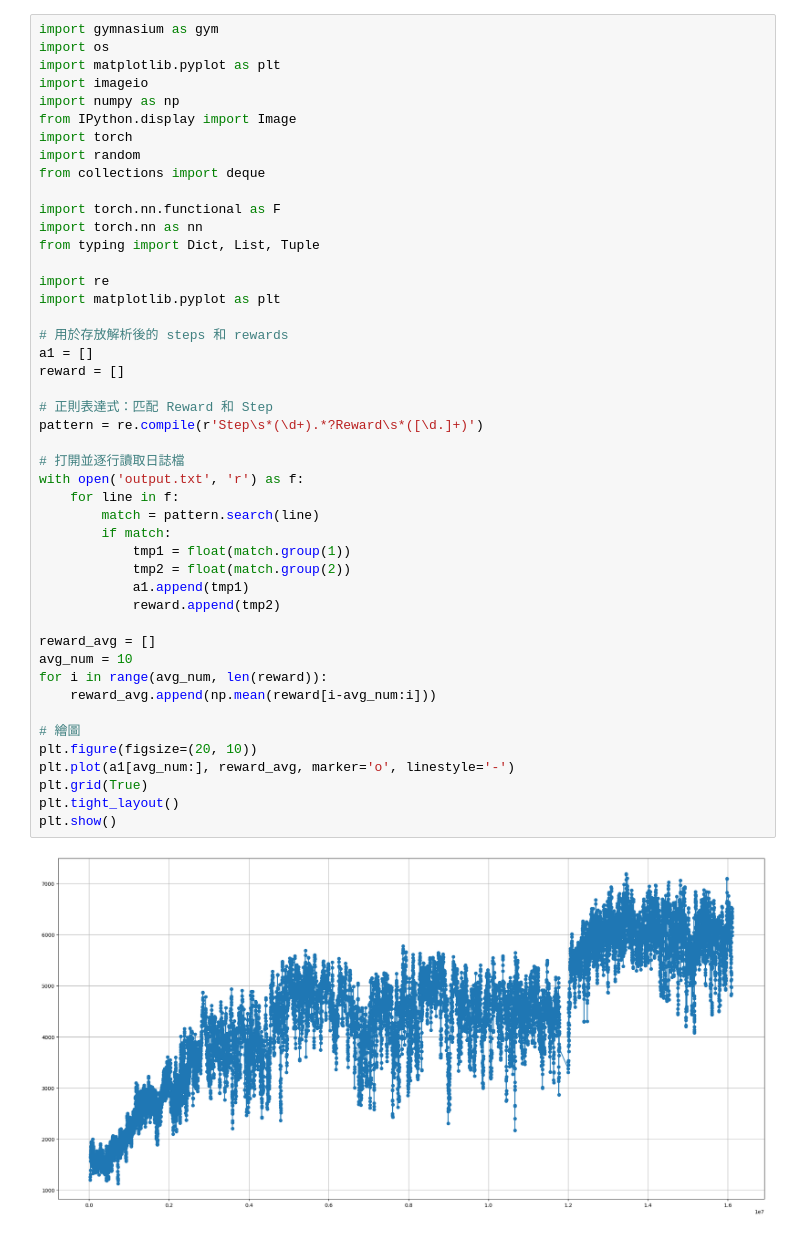
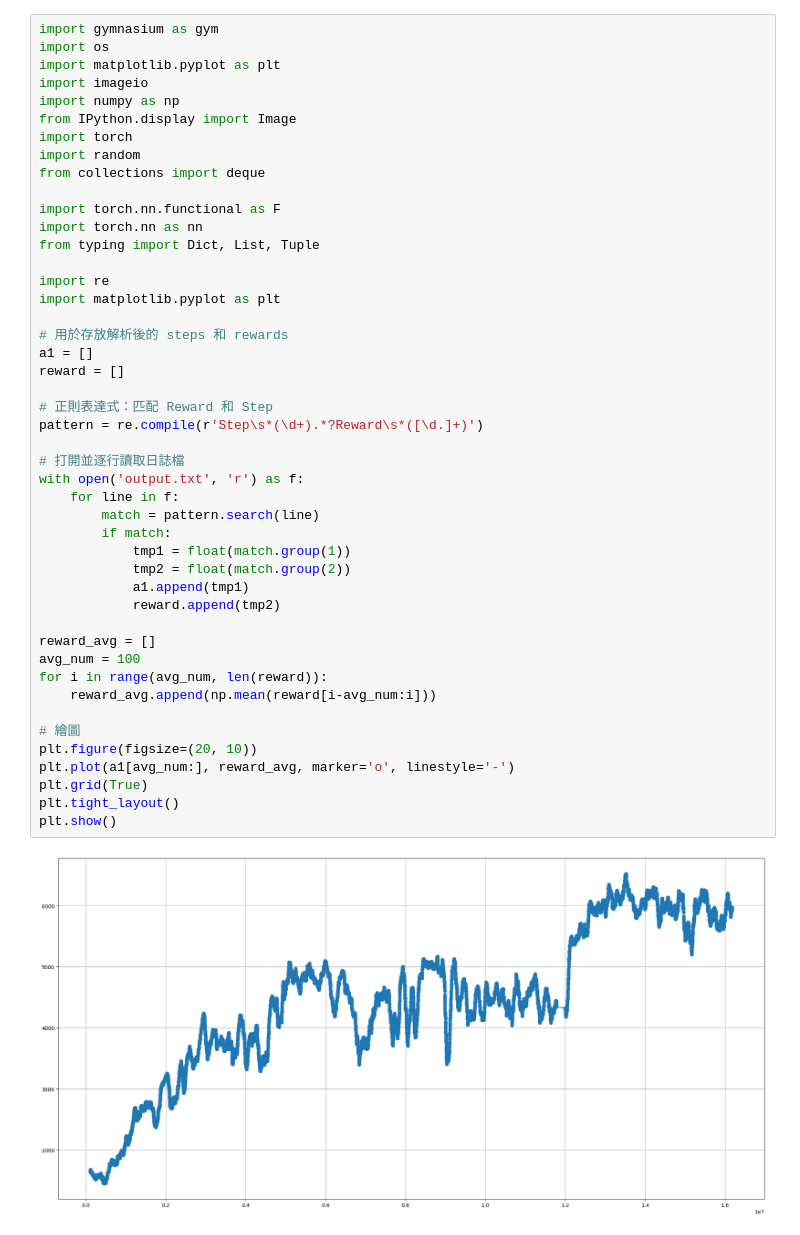
Before and after one commit to jimlin1112/DRL-Assignment-3, a Jupyter notebook: draw.ipynb, the cells around one changed output. Drawn from its saved outputs; the diff is of its cells as text.

```diff
--- a/draw.ipynb
+++ b/draw.ipynb
@@ -17,32 +17,32 @@ import re
 import matplotlib.pyplot as plt
 
 # 用於存放解析後的 steps 和 rewards
 a1 = []
 reward = []
 
 # 正則表達式：匹配 Reward 和 Step
 pattern = re.compile(r'Step\s*(\d+).*?Reward\s*([\d.]+)')
 
 # 打開並逐行讀取日誌檔
 with open('output.txt', 'r') as f:
     for line in f:
         match = pattern.search(line)
         if match:
             tmp1 = float(match.group(1))
             tmp2 = float(match.group(2))
             a1.append(tmp1)
             reward.append(tmp2)
 
 reward_avg = []
-avg_num = 10
+avg_num = 100
 for i in range(avg_num, len(reward)):
     reward_avg.append(np.mean(reward[i-avg_num:i]))
 
 # 繪圖
 plt.figure(figsize=(20, 10))
 plt.plot(a1[avg_num:], reward_avg, marker='o', linestyle='-')
 plt.grid(True)
 plt.tight_layout()
 plt.show()
 # %% [output]
-[figure, old version]
+[figure, new version]
```
Also changed, not shown: 3 other files.
